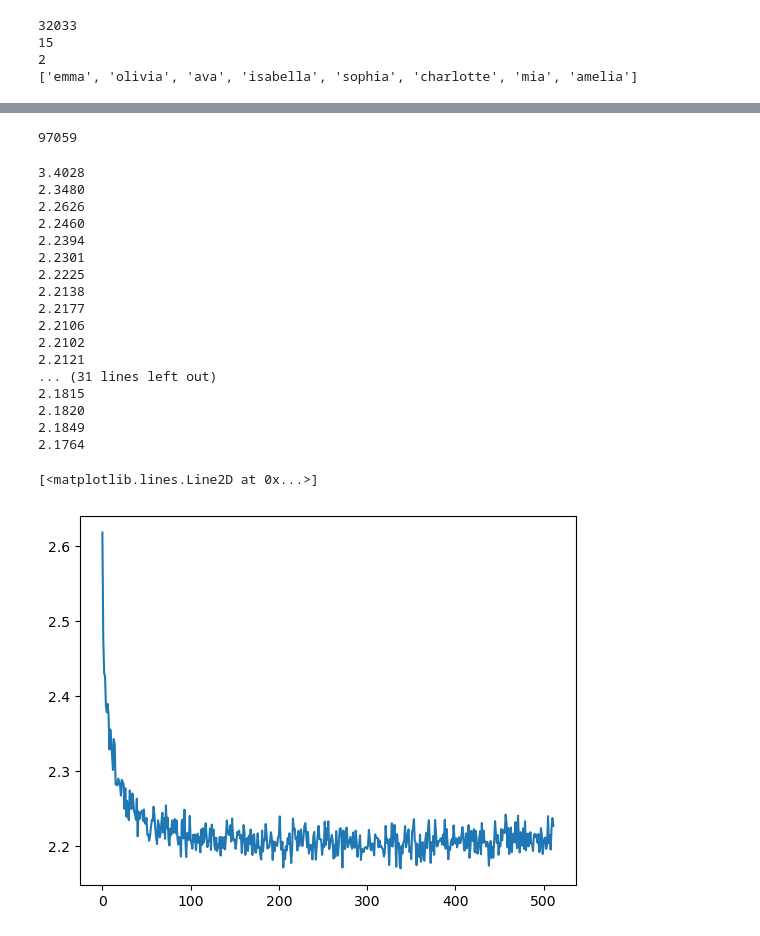
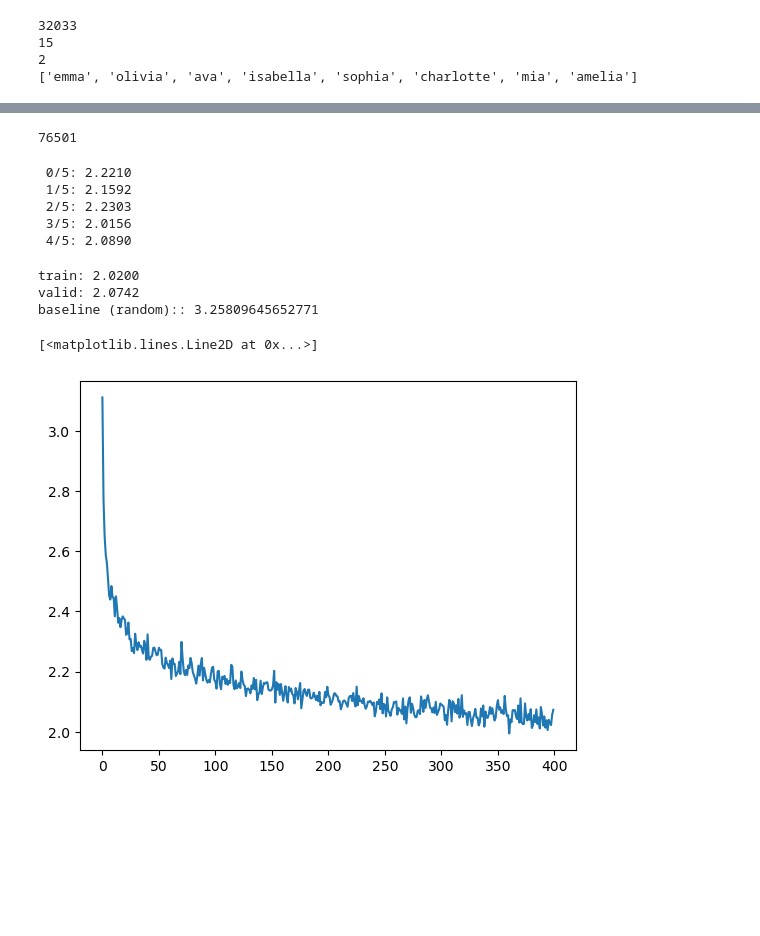
Before and after one commit to stkao05/makemore, a Jupyter notebook: conv.ipynb, the cells around one changed output, grey strips where cells are left out. Cells and saved outputs as stored; diff of their text form; code cells hidden in the pictures; blank space fills up the shorter version.

Commit message:
mini-batch

```diff
--- a/conv.ipynb
+++ b/conv.ipynb
@@ -136,25 +159,25 @@ The input size is: `word_length + 3`
 # %%
 embed_size = 24
-hidden_size = 256
+hidden_size = 128
 
-# input (seq)
+# input (batch, seq)
 model = nn.Sequential(
-    nn.Embedding(vocab_size, embed_size), # (seq, embed)
-    Transpose(), # (embed, seq)
+    nn.Embedding(vocab_size, embed_size), # (batch, seq, embed)
+    Permute((0, 2, 1)), # (batch, seq, embed)
 
     # num of conv layer = context_size - 1
-    nn.Conv1d(in_channels=embed_size, out_channels=256, kernel_size=2), # (hidden, seq)
+    nn.Conv1d(in_channels=embed_size, out_channels=hidden_size, kernel_size=2), # (batch, hidden, seq)
     nn.Tanh(),
 
-    nn.Conv1d(in_channels=256, out_channels=128, kernel_size=2), # (hidden, seq)
+    nn.Conv1d(in_channels=hidden_size, out_channels=hidden_size, kernel_size=2), # (batch, hidden, seq)
     nn.Tanh(),
 
-    nn.Conv1d(in_channels=128, out_channels=64, kernel_size=2), # (hidden, seq)
+    nn.Conv1d(in_channels=hidden_size, out_channels=hidden_size, kernel_size=2), # (batch, hidden, seq)
     nn.Tanh(),
 
-    Transpose(), # (seq, hidden)
+    Permute((0, 2, 1)), # (batch, seq, embed)
 
-    nn.Linear(64, vocab_size),
+    nn.Linear(hidden_size, vocab_size), # (batch, seq, vocab)
 )
 
 for p in model.parameters():
@@ -162,63 +185,61 @@ for p in model.parameters():
 
 print(sum((p.nelement() for p in model.parameters())))
 # %% [output]
-97059
+76501
 # %%
 import random
 
+train_ds = torch.utils.data.TensorDataset(train_x, train_y)
+train_dl = torch.utils.data.DataLoader(train_ds, 32, shuffle=True)
+
 optimizer = torch.optim.Adam(model.parameters())
 lossi = []
+epoch = 5
 
-for _ in range(20):
-    ds = list(zip(train_x, train_y))
-    random.shuffle(ds)
-
-    for x, y in ds:
+for i in range(epoch):
+    for xs, ys in train_dl:
         optimizer.zero_grad()
 
-        logits = model(x)
-        loss = F.cross_entropy(logits, y)
+        logits = model(xs) # (batch, seq, vocab)
+
+        N, L, C = logits.shape
+        logits = logits.view(-1, C) # (batch, seq, vocab) -> (batch * seq, vocab)
+        ys = ys.view(-1) # (batch, seq) -> (batch * seq)
+
+        loss = F.cross_entropy(logits, ys, ignore_index=idx_pad)
         loss.backward()
 
         optimizer.step()
         lossi.append(loss.item())
 
-        if len(lossi) % 10000 == 1:
-            avg = torch.tensor(lossi[-10000:]).mean()
-            print(f"{avg:.4f}")
+    print(f"{i+1:2d}/{epoch}: {lossi[-1]:.4f}")
 # %% [output]
-3.4028
-2.3480
-2.2626
-2.2460
-2.2394
-2.2301
-2.2225
-2.2138
-2.2177
-2.2106
-2.2102
-2.2121
-... (31 lines left out)
-2.1815
-2.1820
-2.1849
-2.1764
+ 0/5: 2.2210
+ 1/5: 2.1592
+ 2/5: 2.2303
+ 3/5: 2.0156
+ 4/5: 2.0890
 # %%
-valid_loss = eval_split()
-print(f"train: {torch.tensor(lossi[-10000:]).mean():.4f}")
+valid_loss = eval_split(valid_x, valid_y)
+train_loss = eval_split(train_x, train_y)
+
+print(f"train: {train_loss:.4f}")
 print(f"valid: {valid_loss:.4f}")
 print(f"baseline (random):: { -torch.tensor(1/26).log() }")
+# %% [output]
+train: 2.0200
+valid: 2.0742
+baseline (random):: 3.25809645652771
 # %%
-bucket = 1000
+bucket = 10
 clip = len(lossi) - (len(lossi) % bucket)
 
 l = torch.tensor(lossi[0:clip])
 l = l.view(-1, bucket).mean(1)
 plt.plot(l)
 # %% [output]
 [<matplotlib.lines.Line2D at 0x...>]
-[figure, old version]
+[figure, new version]
 # %% [markdown]
 #### Log
 
```
Also changed, not shown: parts of 11 cells of this notebook.
